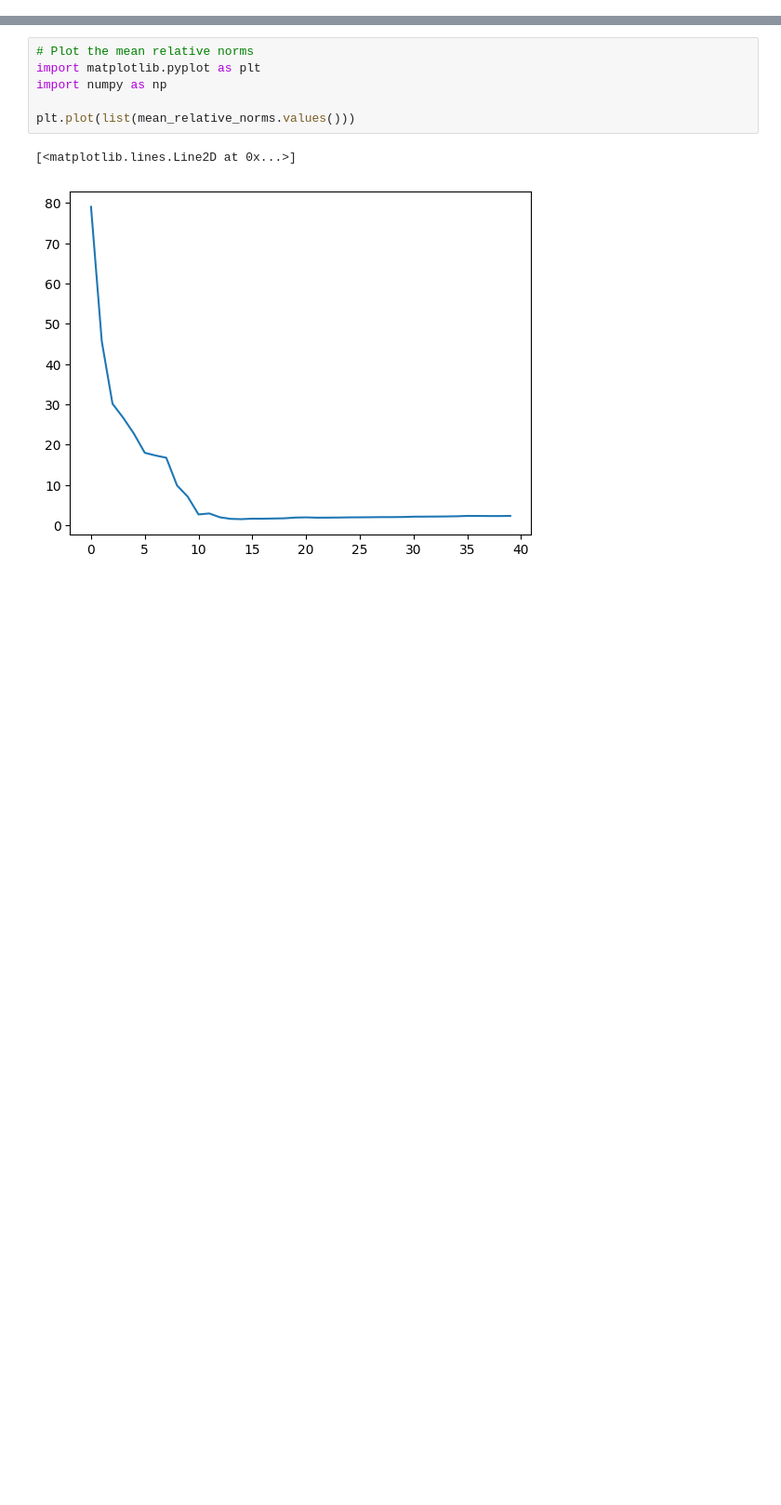
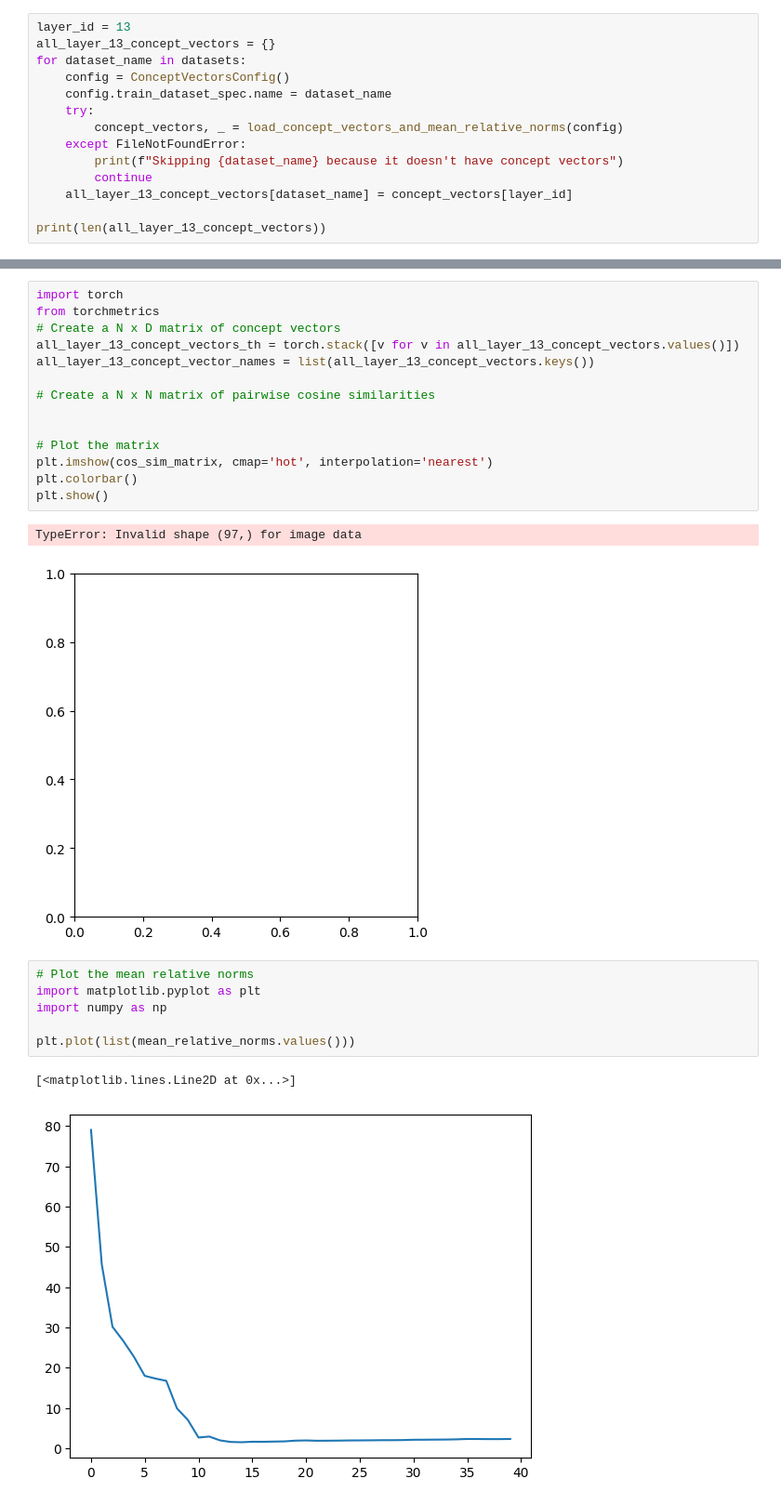
Before and after one commit to dtch1997/repepo, a Jupyter notebook: repepo/experiments_2/inspect_concept_vectors.ipynb, the cells around one changed output, grey strips where cells are left out. Shown at 93% size. Saved outputs shown, nothing was run; the diff lists cells and outputs as text; blank space fills up the shorter version.

```diff
--- a/repepo/experiments_2/inspect_concept_vectors.ipynb
+++ b/repepo/experiments_2/inspect_concept_vectors.ipynb
@@ -12,0 +61,14 @@ print(len(concept_vectors))
+# %%
+layer_id = 13
+all_layer_13_concept_vectors = {}
+for dataset_name in datasets:
+    config = ConceptVectorsConfig()
+    config.train_dataset_spec.name = dataset_name
+    try:
+        concept_vectors, _ = load_concept_vectors_and_mean_relative_norms(config)
+    except FileNotFoundError:
+        print(f"Skipping {dataset_name} because it doesn't have concept vectors")
+        continue
+    all_layer_13_concept_vectors[dataset_name] = concept_vectors[layer_id]
+
+print(len(all_layer_13_concept_vectors))
@@ -13,3 +93,20 @@ print(len(concept_vectors))
+# %%
+import torch
+from torchmetrics
+# Create a N x D matrix of concept vectors
+all_layer_13_concept_vectors_th = torch.stack([v for v in all_layer_13_concept_vectors.values()])
+all_layer_13_concept_vector_names = list(all_layer_13_concept_vectors.keys())
+
+# Create a N x N matrix of pairwise cosine similarities
+
+
+# Plot the matrix
+plt.imshow(cos_sim_matrix, cmap='hot', interpolation='nearest')
+plt.colorbar()
+plt.show()
+# %% [output]
+TypeError: Invalid shape (97,) for image data
+[figure, added]
 # %%
 # Plot the mean relative norms
 import matplotlib.pyplot as plt
```
Also changed, not shown: parts of 6 cells of this notebook, 1 other file.
